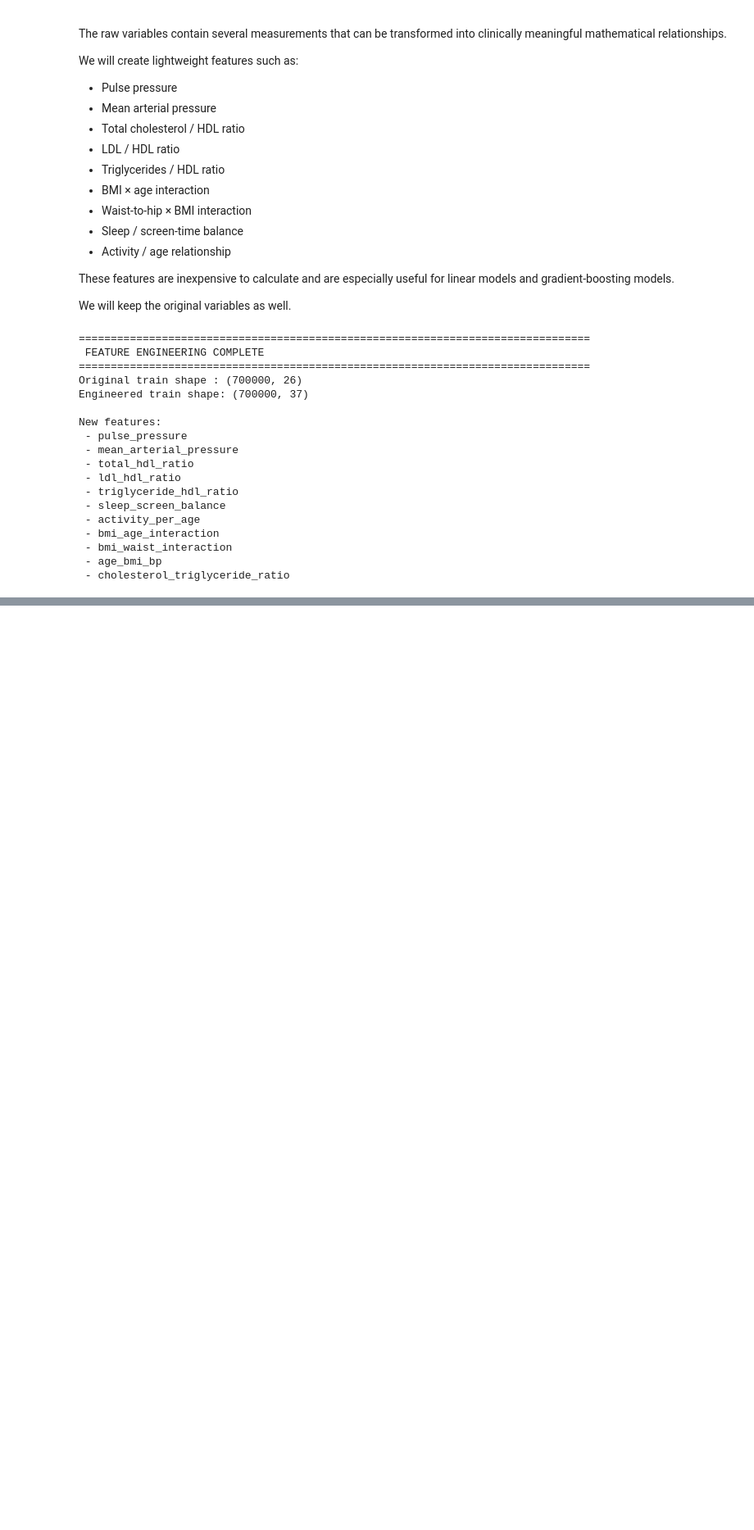
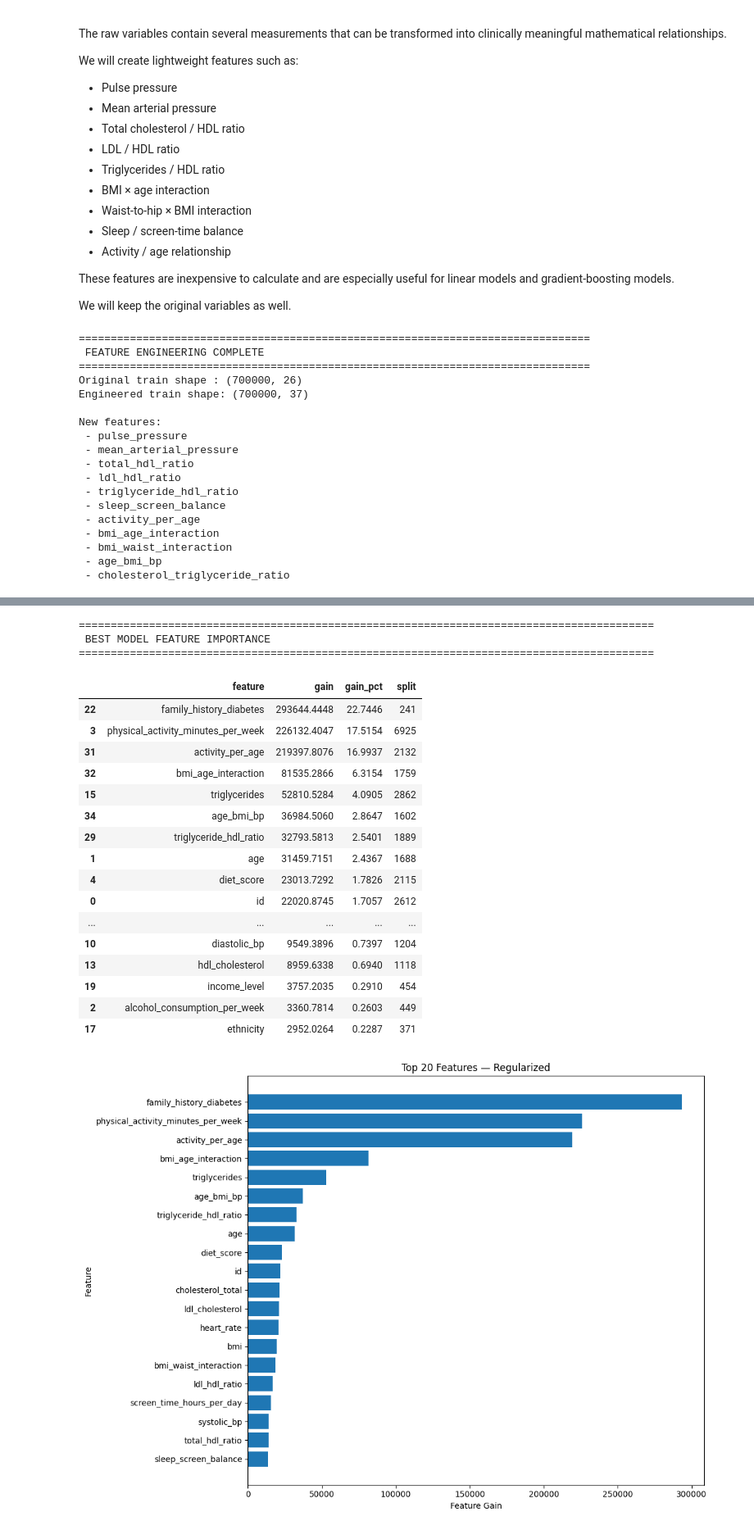
Before and after one commit to MobeenFatimaa/Kaggle-Notebooks, a Jupyter notebook: Diabetes Prediction Challenge.ipynb, the cells around one changed output, grey strips where cells are left out. Shown at 82% size. Cells and saved outputs as stored; diff of their text form; code cells hidden in the pictures; blank space fills up the shorter version.

```diff
--- a/Diabetes Prediction Challenge.ipynb
+++ b/Diabetes Prediction Challenge.ipynb
@@ -1803,0 +3402,80 @@ New features:
+# %%
+# ============================================================
+# BEST MODEL FEATURE IMPORTANCE
+# ============================================================
+
+best_model = trained_models[best_experiment]
+
+best_importance = pd.DataFrame({
+    "feature": X.columns,
+    "gain": best_model.booster_.feature_importance(
+        importance_type="gain"
+    ),
+    "split": best_model.booster_.feature_importance(
+        importance_type="split"
+    )
+})
+
+best_importance["gain_pct"] = (
+    best_importance["gain"] /
+    best_importance["gain"].sum() * 100
+)
+
+best_importance = best_importance.sort_values(
+    "gain",
+    ascending=False
+)
+
+print("=" * 90)
+print(" BEST MODEL FEATURE IMPORTANCE")
+print("=" * 90)
+
+display(
+    best_importance[
+        ["feature", "gain", "gain_pct", "split"]
+    ].head(30).round(4)
+)
+
+plt.figure(figsize=(11, 8))
+
+plot_importance = (
+    best_importance
+    .head(20)
+    .sort_values("gain", ascending=True)
+)
+
+plt.barh(
+    plot_importance["feature"],
+    plot_importance["gain"]
+)
+
+plt.xlabel("Feature Gain")
+plt.ylabel("Feature")
+plt.title(
+    f"Top 20 Features — {best_experiment}"
+)
+
+plt.tight_layout()
+plt.show()
+# %% [output]
+==========================================================================================
+ BEST MODEL FEATURE IMPORTANCE
+==========================================================================================
+|  | feature | gain | gain_pct | split |
+| 22 | family_history_diabetes | 293644.4448 | 22.7446 | 241 |
+| 3 | physical_activity_minutes_per_week | 226132.4047 | 17.5154 | 6925 |
+| 31 | activity_per_age | 219397.8076 | 16.9937 | 2132 |
+| 32 | bmi_age_interaction | 81535.2866 | 6.3154 | 1759 |
+| 15 | triglycerides | 52810.5284 | 4.0905 | 2862 |
+| 34 | age_bmi_bp | 36984.5060 | 2.8647 | 1602 |
+| 29 | triglyceride_hdl_ratio | 32793.5813 | 2.5401 | 1889 |
+| 1 | age | 31459.7151 | 2.4367 | 1688 |
+| 4 | diet_score | 23013.7292 | 1.7826 | 2115 |
+| 0 | id | 22020.8745 | 1.7057 | 2612 |
+| ... | ... | ... | ... | ... |
+| 10 | diastolic_bp | 9549.3896 | 0.7397 | 1204 |
+| 13 | hdl_cholesterol | 8959.6338 | 0.6940 | 1118 |
+| 19 | income_level | 3757.2035 | 0.2910 | 454 |
+| 2 | alcohol_consumption_per_week | 3360.7814 | 0.2603 | 449 |
+| 17 | ethnicity | 2952.0264 | 0.2287 | 371 |
+[figure, added]
```
Also changed, not shown: parts of 91 cells of this notebook.
